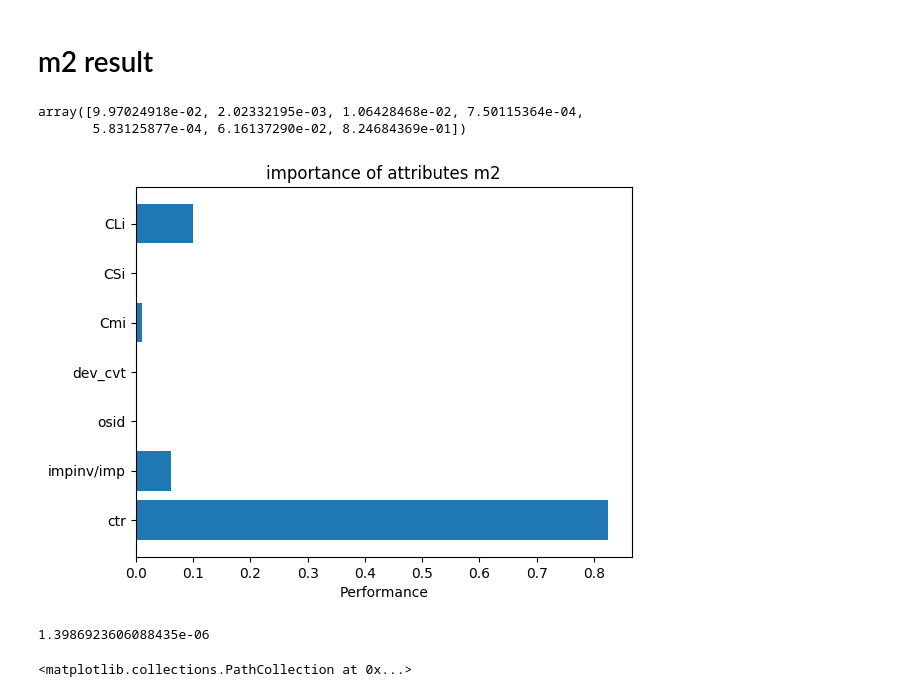
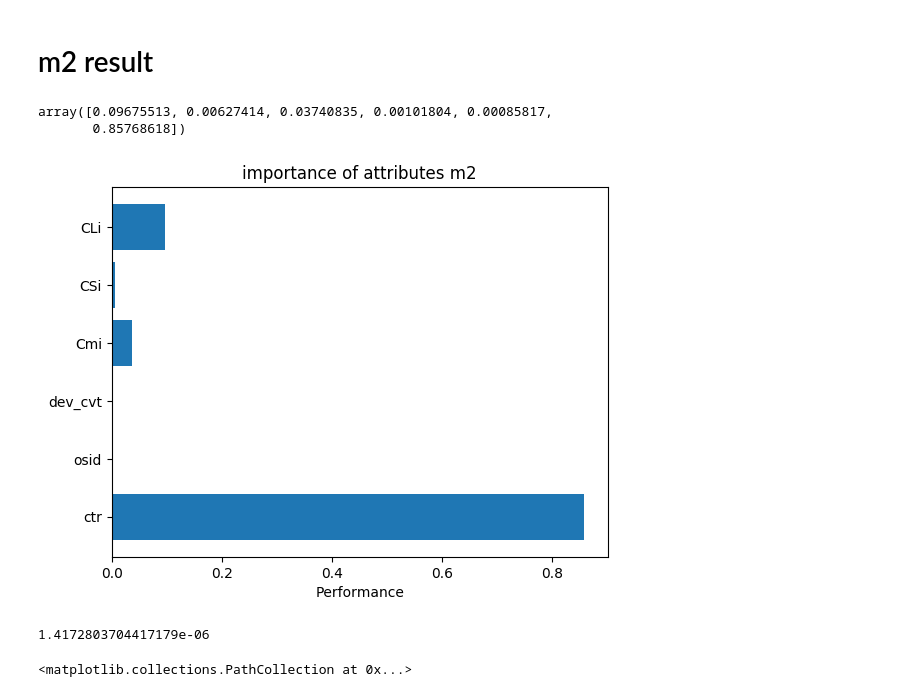
Before and after one commit to taiseii/D.c.2, a Jupyter notebook: Analysis2.ipynb, the cells around one changed output. Saved outputs shown, nothing was run; the diff lists cells and outputs as text; code cells hidden in the pictures.

```diff
--- a/Analysis2.ipynb
+++ b/Analysis2.ipynb
@@ -352,7 +352,6 @@ m2_X = np.asarray(list(zip(df5['creativeL/impression'],
                            df5['creativeM/impression'],
                            df3['dev_cvt'],
                            df3['osid_cvt'],
-                           df5['impinv/imp'],
                            m1_Y
                                 )))
 # %%
@@ -369,36 +368,36 @@ RandomForestRegressor(bootstrap=True, criterion='mse', max_depth=None,
 # %%
 m2.feature_importances_
 # %% [output]
-array([9.97024918e-02, 2.02332195e-03, 1.06428468e-02, 7.50115364e-04,
-       5.83125877e-04, 6.16137290e-02, 8.24684369e-01])
+array([0.09675513, 0.00627414, 0.03740835, 0.00101804, 0.00085817,
+       0.85768618])
 # %%
 totalConversionRate_hat = m2.predict(m2_X)
 # %%
 plt.rcdefaults()
 fig, ax = plt.subplots()
 
 # Example data
 # people = ('Tom', 'Dick', 'Harry', 'Slim', 'Jim')
 
-m2_feature = ('CLi','CSi','Cmi','dev_cvt','osid','impinv/imp','ctr')
+m2_feature = ('CLi','CSi','Cmi','dev_cvt','osid','ctr')
 y_pos_m2 = np.arange(len(m2_feature))
 performance = m2.feature_importances_
 ax.barh(y_pos_m2, performance,  align='center')
 ax.set_yticks(y_pos_m2)
 ax.set_yticklabels(m2_feature)
 ax.invert_yaxis()  # labels read top-to-bottom
 ax.set_xlabel('Performance')
 ax.set_title('importance of attributes m2')
 
 plt.show()
 # %% [output]
-[figure, old version]
+[figure, new version]
 # %%
 from sklearn.metrics import mean_squared_error
 # %%
 mean_squared_error(m2_Y,totalConversionRate_hat)
 # %% [output]
-1.3986923606088435e-06
+1.4172803704417179e-06
 # %%
 #Graph
 plt.scatter(df3['impressions'],df5['totalConversionRate'])
```
Also changed, not shown: parts of 13 cells of this notebook.
